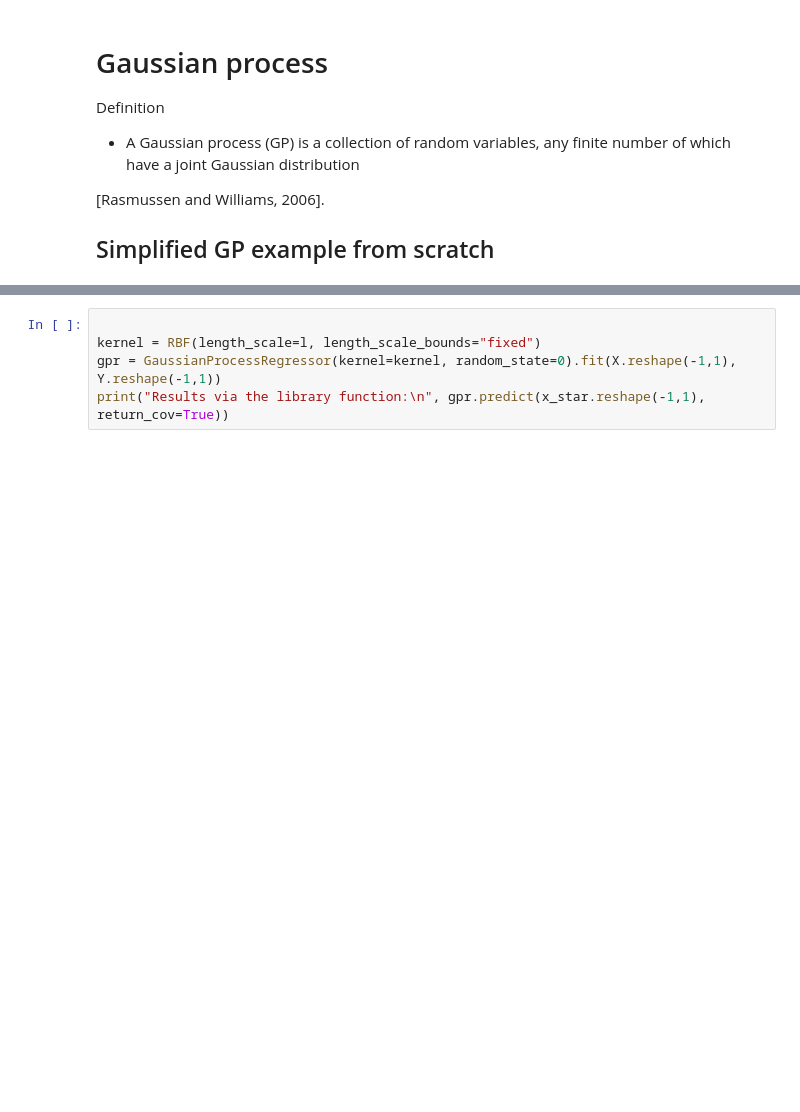
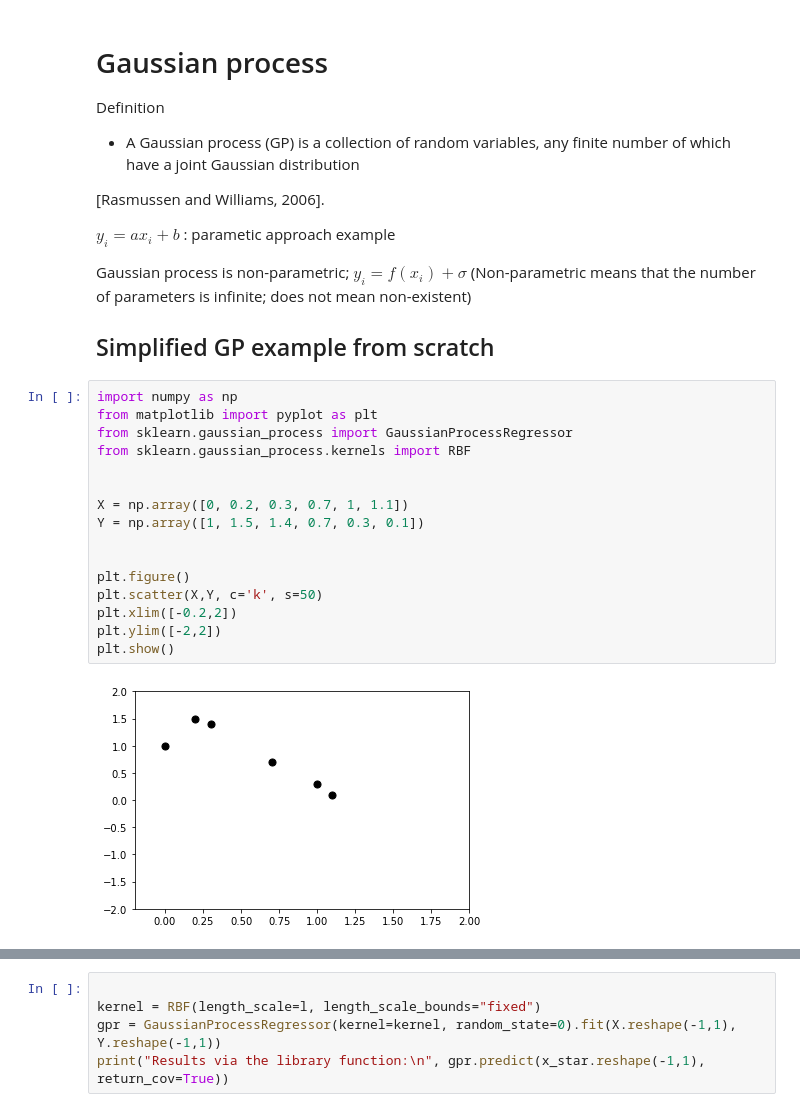
Before and after one commit to MLCS-Yonsei/VCE6103, a Jupyter notebook: Week 3/TA Session GP/GP.ipynb, the cells around one changed output, grey strips where cells are left out. Cells and saved outputs as stored; diff of their text form; blank space fills up the shorter version.

```diff
--- a/Week 3/TA Session GP/GP.ipynb
+++ b/Week 3/TA Session GP/GP.ipynb
@@ -6,5 +6,28 @@ Definition
 
 [Rasmussen and Williams, 2006].
 
+
+$y_i = ax_i + b$ : parametic approach example
+
+Gaussian process is non-parametric; $y_i = f(x_i) + \sigma$ (Non-parametric means that the number of parameters is infinite; does not mean non-existent)
+
 ## Simplified GP example from scratch
+# %%
+import numpy as np
+from matplotlib import pyplot as plt
+from sklearn.gaussian_process import GaussianProcessRegressor
+from sklearn.gaussian_process.kernels import RBF
+
+
+X = np.array([0, 0.2, 0.3, 0.7, 1, 1.1])
+Y = np.array([1, 1.5, 1.4, 0.7, 0.3, 0.1])
+
+
+plt.figure()
+plt.scatter(X,Y, c='k', s=50)
+plt.xlim([-0.2,2])
+plt.ylim([-2,2])
+plt.show()
+# %% [output]
+[figure, added]
 # %%
```
Also changed, not shown: parts of 8 cells of this notebook, 1 other file.
